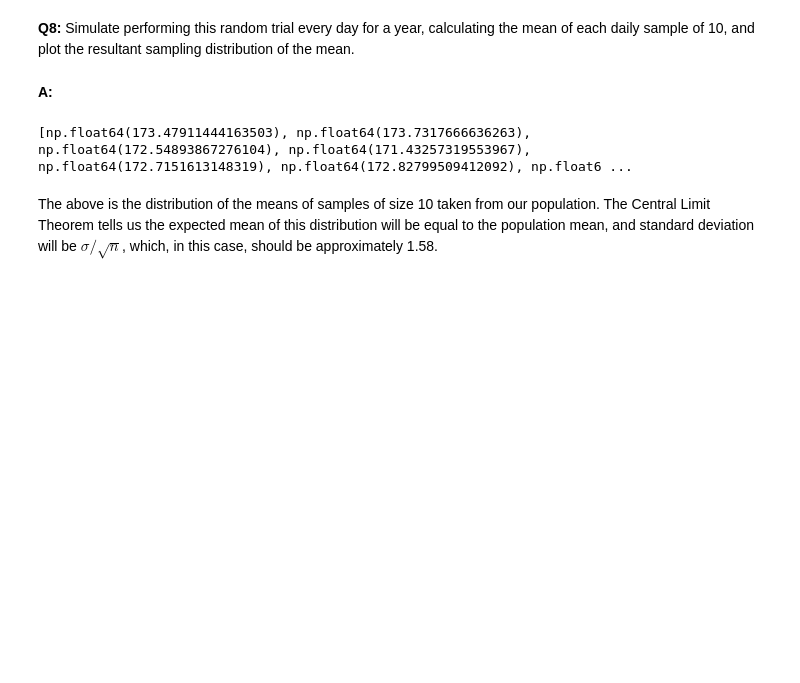
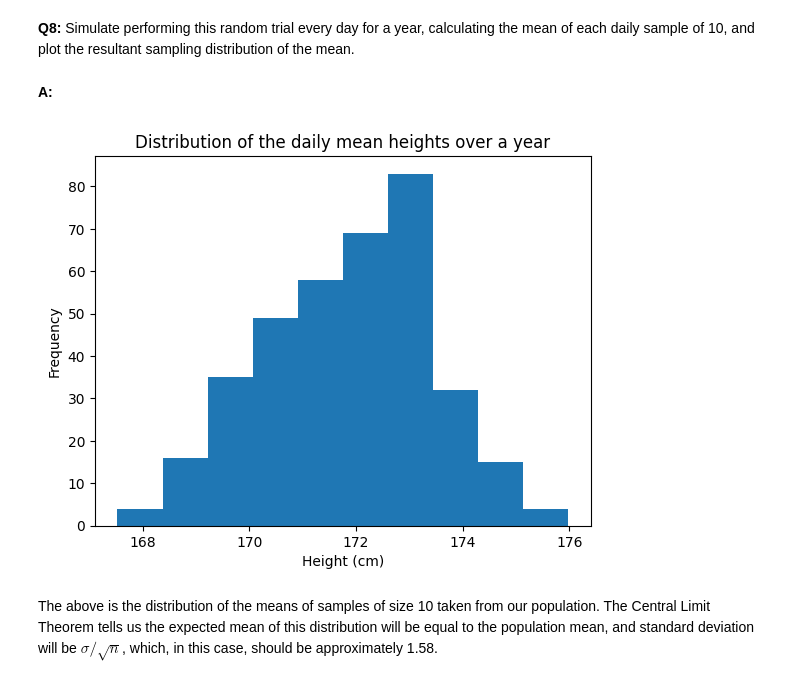
Before and after one commit to skearkorful/Springboard-Challenge, a Jupyter notebook: Frequentist Inference Case Study - Part A.ipynb, the cells around one changed output. Drawn from its saved outputs; the diff is of its cells as text; code cells hidden in the pictures; blank space fills up the shorter version.

```diff
--- a/Frequentist Inference Case Study - Part A.ipynb
+++ b/Frequentist Inference Case Study - Part A.ipynb
@@ -217,16 +220,21 @@ __Q8:__ Simulate performing this random trial every day for a year, calculating
 # %% [markdown]
 __A:__
 # %%
-seed(47)
+np.random.seed(47)
 # take your samples here
 daily_mean = []
 
 for _ in range(365):
     daily_mean.append(np.mean(townsfolk_sampler(10)))
 
-print(daily_mean)
+# Create a histogram of the daily means of the samples
+_ = plt.hist(daily_mean, bins=10)
+_ = plt.xlabel('Height (cm)')
+_ = plt.ylabel('Frequency')
+_ = plt.title('Distribution of the daily mean heights over a year')
+plt.show()
 # %% [output]
-[np.float64(173.47911444163503), np.float64(173.7317666636263), np.float64(172.54893867276104), np.float64(171.43257319553967), np.float64(172.7151613148319), np.float64(172.82799509412092), np.float6 ...
+[figure, added]
 # %% [markdown]
 The above is the distribution of the means of samples of size 10 taken from our population. The Central Limit Theorem tells us the expected mean of this distribution will be equal to the population mean, and standard deviation will be $\sigma / \sqrt n$, which, in this case, should be approximately 1.58.
 # %% [markdown]
```
Also changed, not shown: parts of 29 cells of this notebook.
